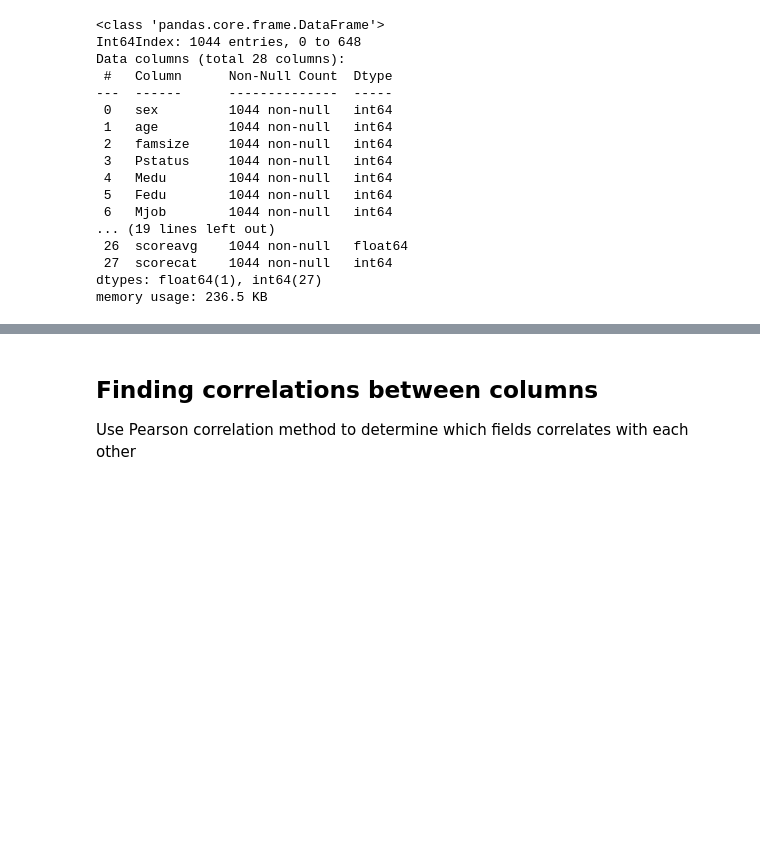
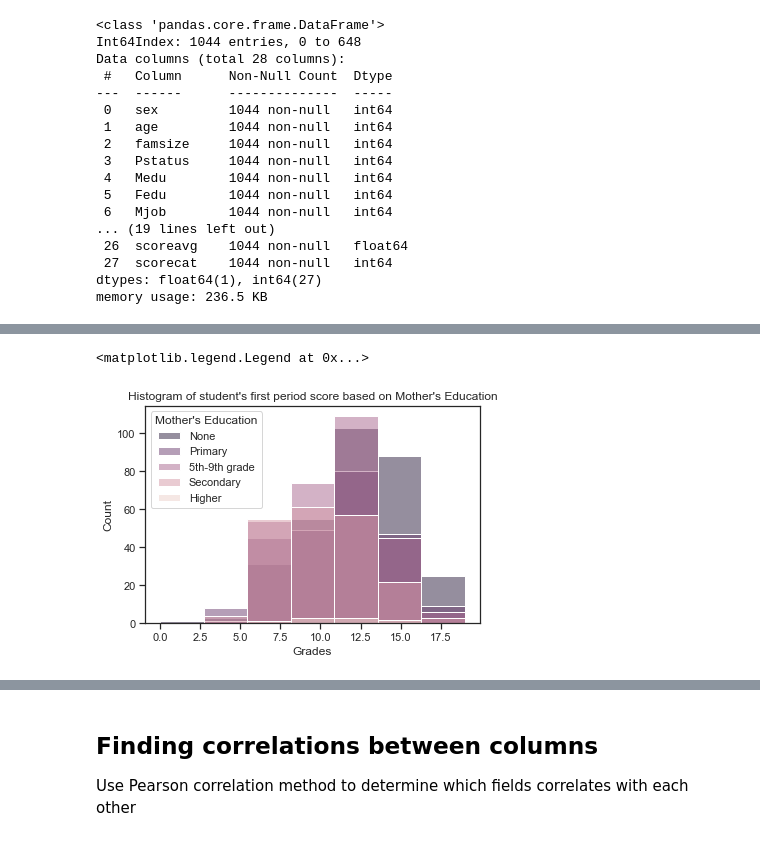
Before and after one commit to zefryuuko/ds-final-project, a Jupyter notebook: Final.ipynb, the cells around one changed output, grey strips where cells are left out. Drawn from its saved outputs; the diff is of its cells as text; code cells hidden in the pictures; blank space fills up the shorter version.

```diff
--- a/Final.ipynb
+++ b/Final.ipynb
@@ -209,0 +235,8 @@ memory usage: 236.5 KB
+# %%
+ax = sns.histplot(data=student_merge, x="G1", bins=7, hue="Medu")
+plt.title("Histogram of student's first period score based on Mother's Education")
+plt.xlabel("Grades")
+plt.legend(title="Mother's Education", labels=["None", "Primary", "5th-9th grade", "Secondary", "Higher"])
+# %% [output]
+<matplotlib.legend.Legend at 0x...>
+[figure, added]
```
Also changed, not shown: parts of 8 cells of this notebook.
